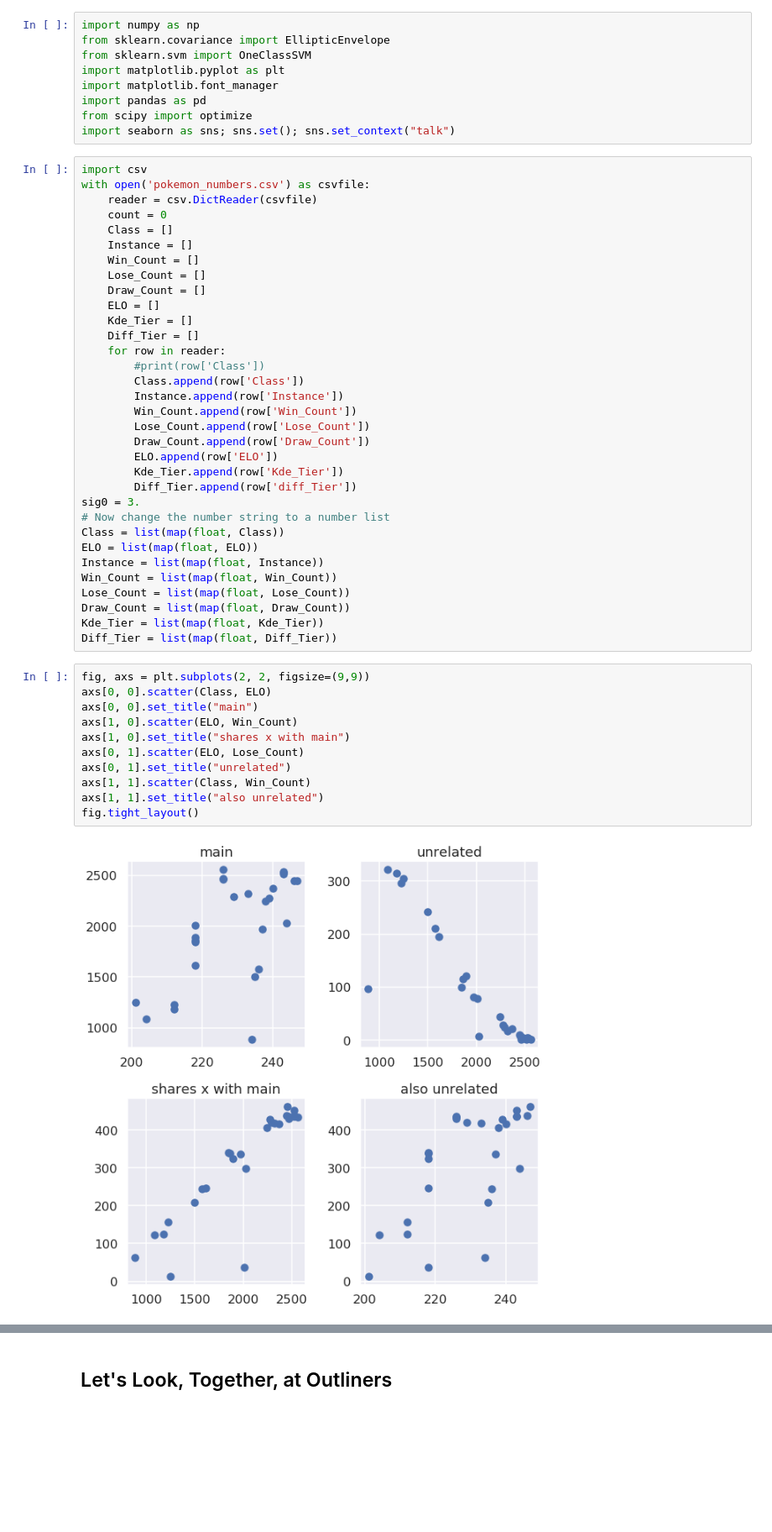
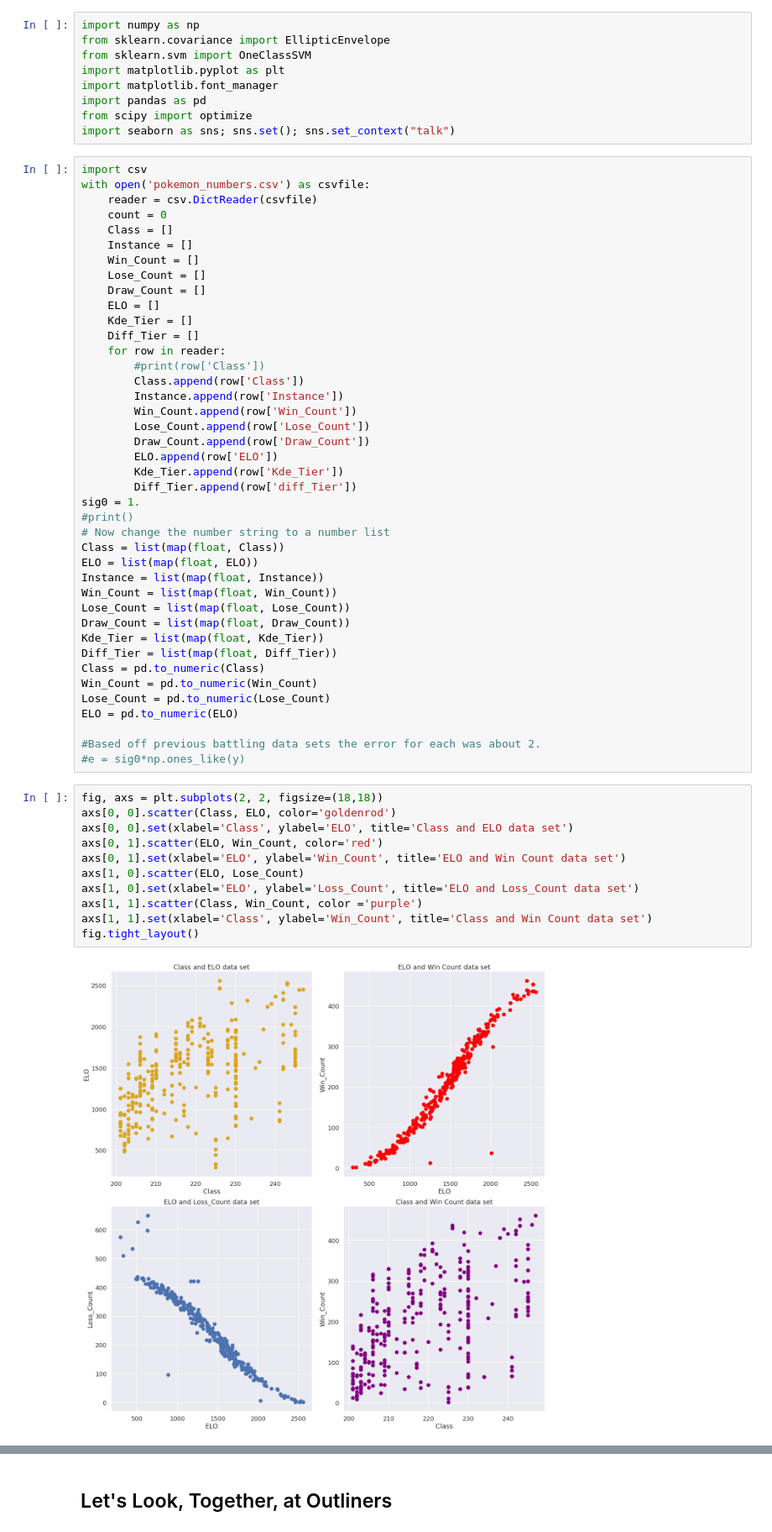
Before and after one commit to cthomps9/Bayes-Final-Project, a Jupyter notebook: Final Project/Cristopher_Thompson_FInal_Project_Pokemon.ipynb, the cells around one changed output, grey strips where cells are left out. Shown at 84% size. Saved outputs shown, nothing was run; the diff lists cells and outputs as text; blank space fills up the shorter version.

```diff
--- a/Final Project/Cristopher_Thompson_FInal_Project_Pokemon.ipynb
+++ b/Final Project/Cristopher_Thompson_FInal_Project_Pokemon.ipynb
@@ -30,7 +30,8 @@ with open('pokemon_numbers.csv') as csvfile:
         ELO.append(row['ELO'])
         Kde_Tier.append(row['Kde_Tier'])
         Diff_Tier.append(row['diff_Tier'])
-sig0 = 3.
+sig0 = 1.
+#print()
 # Now change the number string to a number list
 Class = list(map(float, Class))
 ELO = list(map(float, ELO))
@@ -40,16 +41,23 @@ Lose_Count = list(map(float, Lose_Count))
 Draw_Count = list(map(float, Draw_Count))
 Kde_Tier = list(map(float, Kde_Tier))
 Diff_Tier = list(map(float, Diff_Tier))
+Class = pd.to_numeric(Class)
+Win_Count = pd.to_numeric(Win_Count)
+Lose_Count = pd.to_numeric(Lose_Count)
+ELO = pd.to_numeric(ELO)
+
+#Based off previous battling data sets the error for each was about 2.
+#e = sig0*np.ones_like(y)
 # %%
-fig, axs = plt.subplots(2, 2, figsize=(9,9))
-axs[0, 0].scatter(Class, ELO)
-axs[0, 0].set_title("main")
-axs[1, 0].scatter(ELO, Win_Count)
-axs[1, 0].set_title("shares x with main")
-axs[0, 1].scatter(ELO, Lose_Count)
-axs[0, 1].set_title("unrelated")
-axs[1, 1].scatter(Class, Win_Count)
-axs[1, 1].set_title("also unrelated")
+fig, axs = plt.subplots(2, 2, figsize=(18,18))
+axs[0, 0].scatter(Class, ELO, color='goldenrod')
+axs[0, 0].set(xlabel='Class', ylabel='ELO', title='Class and ELO data set')
+axs[0, 1].scatter(ELO, Win_Count, color='red')
+axs[0, 1].set(xlabel='ELO', ylabel='Win_Count', title='ELO and Win Count data set')
+axs[1, 0].scatter(ELO, Lose_Count)
+axs[1, 0].set(xlabel='ELO', ylabel='Loss_Count', title='ELO and Loss_Count data set')
+axs[1, 1].scatter(Class, Win_Count, color ='purple')
+axs[1, 1].set(xlabel='Class', ylabel='Win_Count', title='Class and Win Count data set')
 fig.tight_layout()
 # %% [output]
-[figure, old version]
+[figure, new version]
```
Also changed, not shown: parts of 14 cells of this notebook.
